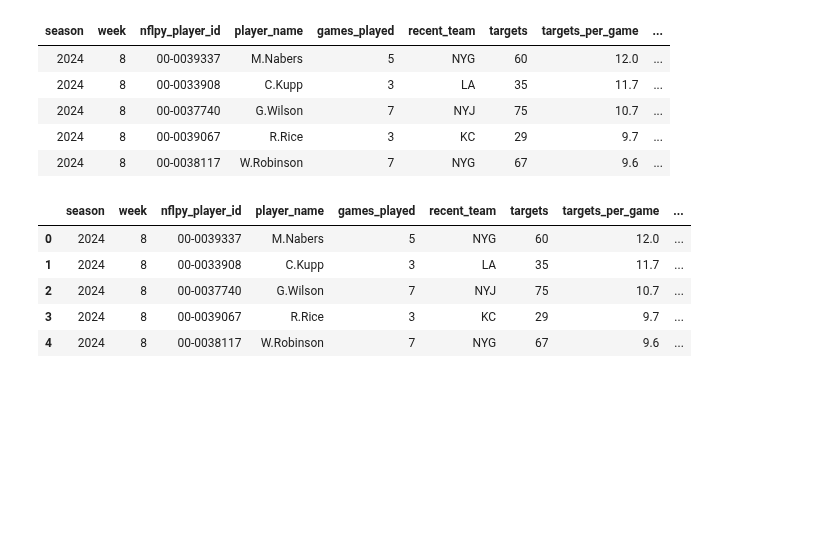
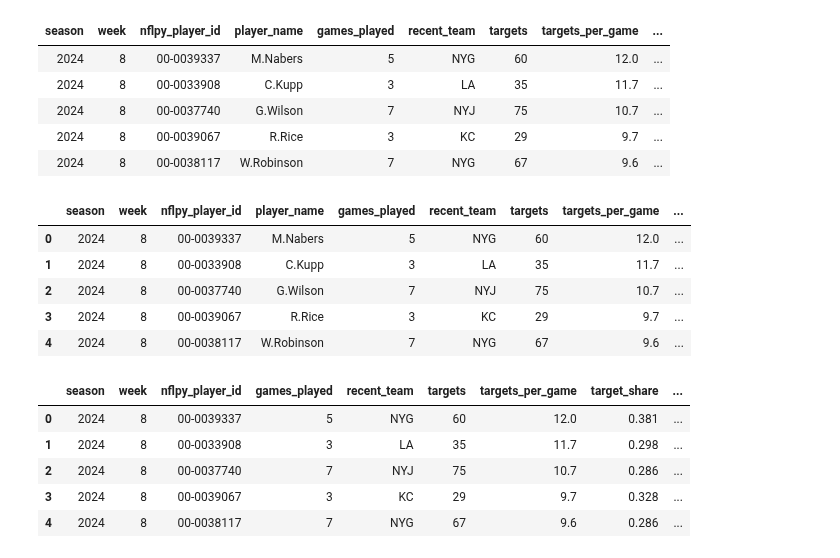
Before and after one commit to ARCtechmo/fanfav, a Jupyter notebook: wr_model_A_test.ipynb, the cells around one changed output. Saved outputs shown, nothing was run; the diff lists cells and outputs as text; code cells hidden in the pictures; blank space fills up the shorter version.

```diff
--- a/wr_model_A_test.ipynb
+++ b/wr_model_A_test.ipynb
@@ -209,0 +201,27 @@ wr_with_criteria_flags = update_baseline_with_criteria_flags()
+# %%
+# Split the 'player_name' column in the baseline dataframe into 'FirstName' and 'LastName'
+def split_player_name_column(df):
+    # Split the 'player_name' column by '.' into two columns: 'FirstName' and 'LastName'
+    df[['FirstName', 'LastName']] = df['player_name'].str.split('.', expand=True)
+
+    # Normalize the 'FirstName' and 'LastName' columns: strip spaces and convert to lowercase
+    df['FirstName'] = df['FirstName'].str.strip().str.lower()
+    df['LastName'] = df['LastName'].str.strip().str.lower()
+
+    # Drop the original 'player_name' column if no longer needed
+    df.drop(columns=['player_name'], inplace=True)
+
+    return df
+
+# Apply the function to split the player name
+wr_with_criteria_flags = split_player_name_column(wr_with_criteria_flags)
+
+# Display the updated dataframe to verify the split
+display(wr_with_criteria_flags.head())
+# %% [output]
+|  | season | week | nflpy_player_id | games_played | recent_team | targets | targets_per_game | target_share | ... |
+| 0 | 2024 | 8 | 00-0039337 | 5 | NYG | 60 | 12.0 | 0.381 | ... |
+| 1 | 2024 | 8 | 00-0033908 | 3 | LA | 35 | 11.7 | 0.298 | ... |
+| 2 | 2024 | 8 | 00-0037740 | 7 | NYJ | 75 | 10.7 | 0.286 | ... |
+| 3 | 2024 | 8 | 00-0039067 | 3 | KC | 29 | 9.7 | 0.328 | ... |
+| 4 | 2024 | 8 | 00-0038117 | 7 | NYG | 67 | 9.6 | 0.286 | ... |
```
Also changed, not shown: parts of 9 cells of this notebook.
